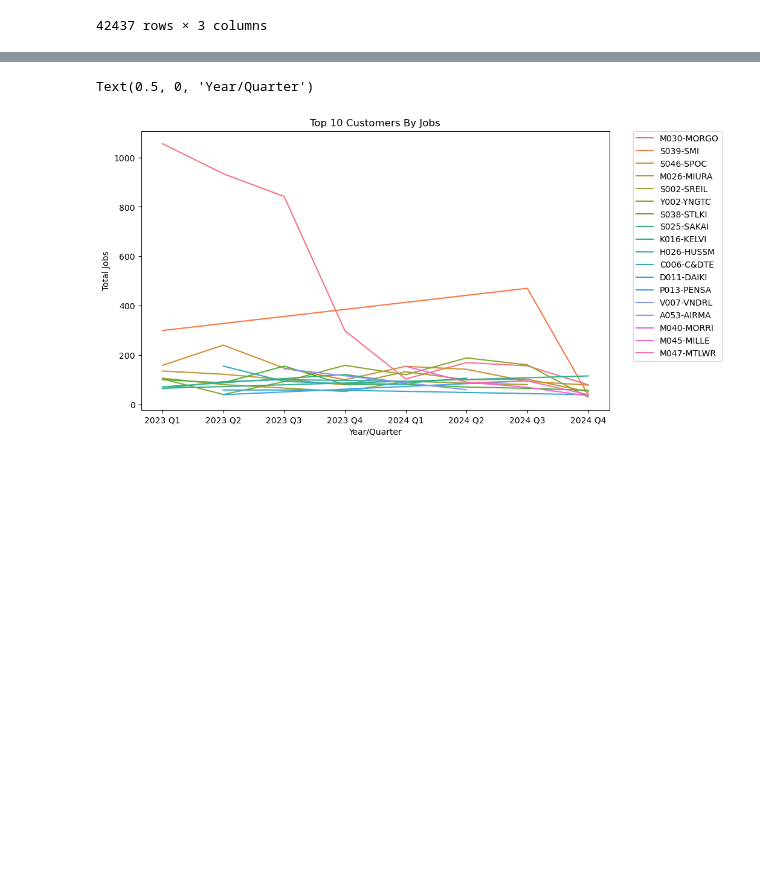
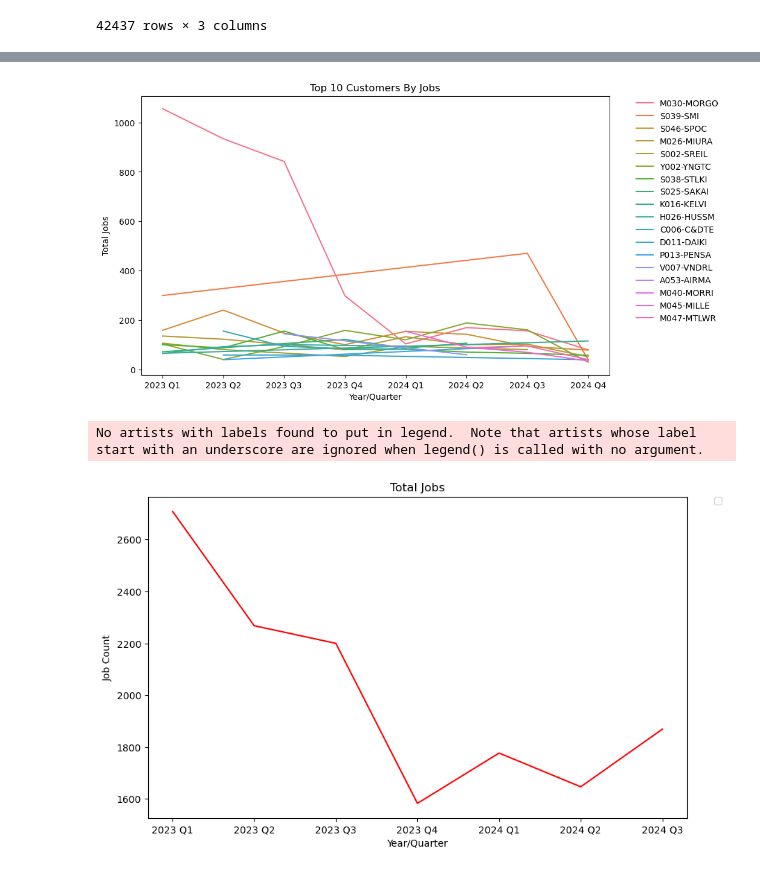
Before and after one commit to NSS-Full-Time-Data-Analytics-14/metal-fabrication-snickers, a Jupyter notebook: notebooks/metal_fabrication_lg.ipynb, the cells around one changed output, grey strips where cells are left out. Saved outputs shown, nothing was run; the diff lists cells and outputs as text; code cells hidden in the pictures; blank space fills up the shorter version.

```diff
--- a/notebooks/metal_fabrication_lg.ipynb
+++ b/notebooks/metal_fabrication_lg.ipynb
@@ -501,4 +527,6 @@ q3_jobs_2024=q_jobs.loc[(q_jobs['quarter']==3)&(q_jobs['year']==2024)].sort_valu
 # %%
 q3_jobs_2024['year'] = '2024'
+# %%
+q3_jobs_2024_everyone['year'] = '2024'
 # %%
 q4_jobs_2024=q_jobs.loc[(q_jobs['quarter']==4)&(q_jobs['year']==2024)].sort_values(by='jmp_job_id', ascending=False).head(10)
@@ -593,0 +651,2 @@ jobs['year_quarterly']= jobs['year'] +' ' +'Q'+  jobs['quarter'].astype('int').a
+# %%
+jobs2 = pd.concat([q1_jobs_2023_everyone,q2_jobs_2023_everyone,q3_jobs_2023_everyone,q4_jobs_2023_everyone,q1_jobs_2024_everyone,q2_jobs_2024_everyone,q3_jobs_2024_everyone])
@@ -593,0 +663,2 @@ jobs['year_quarterly']= jobs['year'] +' ' +'Q'+  jobs['quarter'].astype('int').a
+# %%
+jobs2['year_quarterly']= jobs2['year'] +' ' +'Q'+  jobs2['quarter'].astype('int').astype('str')
@@ -594,3 +669,5 @@ jobs['year_quarterly']= jobs['year'] +' ' +'Q'+  jobs['quarter'].astype('int').a
+# %%
+jobs2=jobs2.groupby('year_quarterly')['jmp_job_id'].sum().to_frame().reset_index()
 # %%
 plt.figure(figsize=(10,6))
 
@@ -606,13 +704,25 @@ Text(0.5, 0, 'Year/Quarter')
 plt.figure(figsize=(10,6))
 
 sns.lineplot(data= jobs, x = 'year_quarterly', y='jmp_job_id', hue = 'jmp_customer_organization_id')
-plt.legend(bbox_to_anchor=(1.05, 1), loc='upper left', borderaxespad=0);
 plt.title('Top 10 Customers By Jobs')
 plt.ylabel('Total Jobs')
 plt.xlabel('Year/Quarter')
+plt.legend(bbox_to_anchor=(1.05, 1), loc='best', borderaxespad=0, framealpha=0).get_frame()
+plt.savefig("jobs.png",bbox_inches='tight', transparent=True)
 # %% [output]
-Text(0.5, 0, 'Year/Quarter')
 [figure]
+# %%
+plt.figure(figsize=(10,6))
+
+sns.lineplot(data= jobs2, x = 'year_quarterly', y='jmp_job_id', color='red')
+plt.legend(bbox_to_anchor=(1.05, 1), loc='upper left', borderaxespad=0);
+plt.title('Total Jobs')
+plt.ylabel('Job Count')
+plt.xlabel('Year/Quarter')
+plt.savefig("jobs2.png",bbox_inches='tight', transparent=True)
+# %% [output]
+No artists with labels found to put in legend.  Note that artists whose label start with an underscore are ignored when legend() is called with no argument.
+[figure, added]
 # %%
 plt.figure(figsize=(10,6))
 
```
Also changed, not shown: parts of 69 cells of this notebook, 11 other files.
